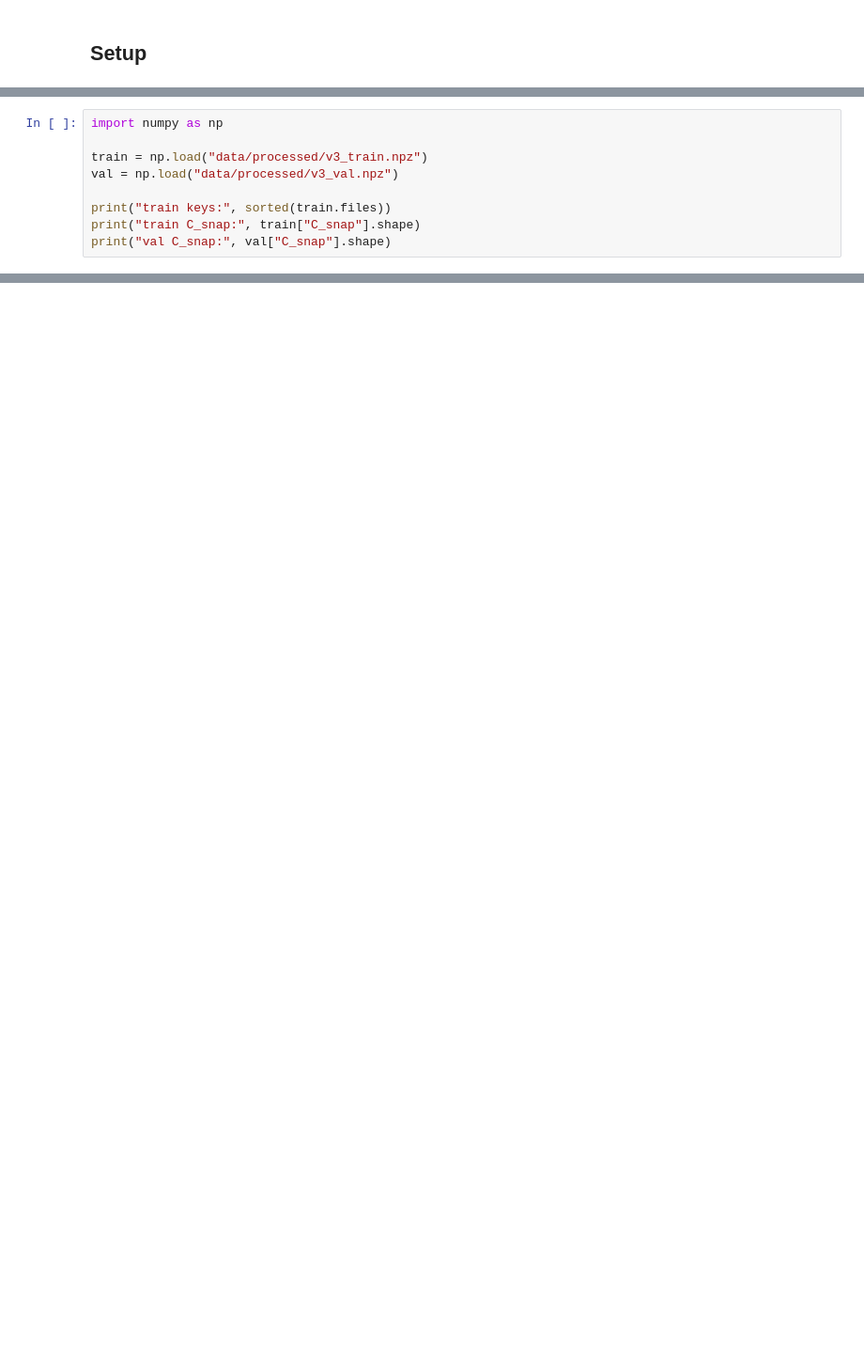
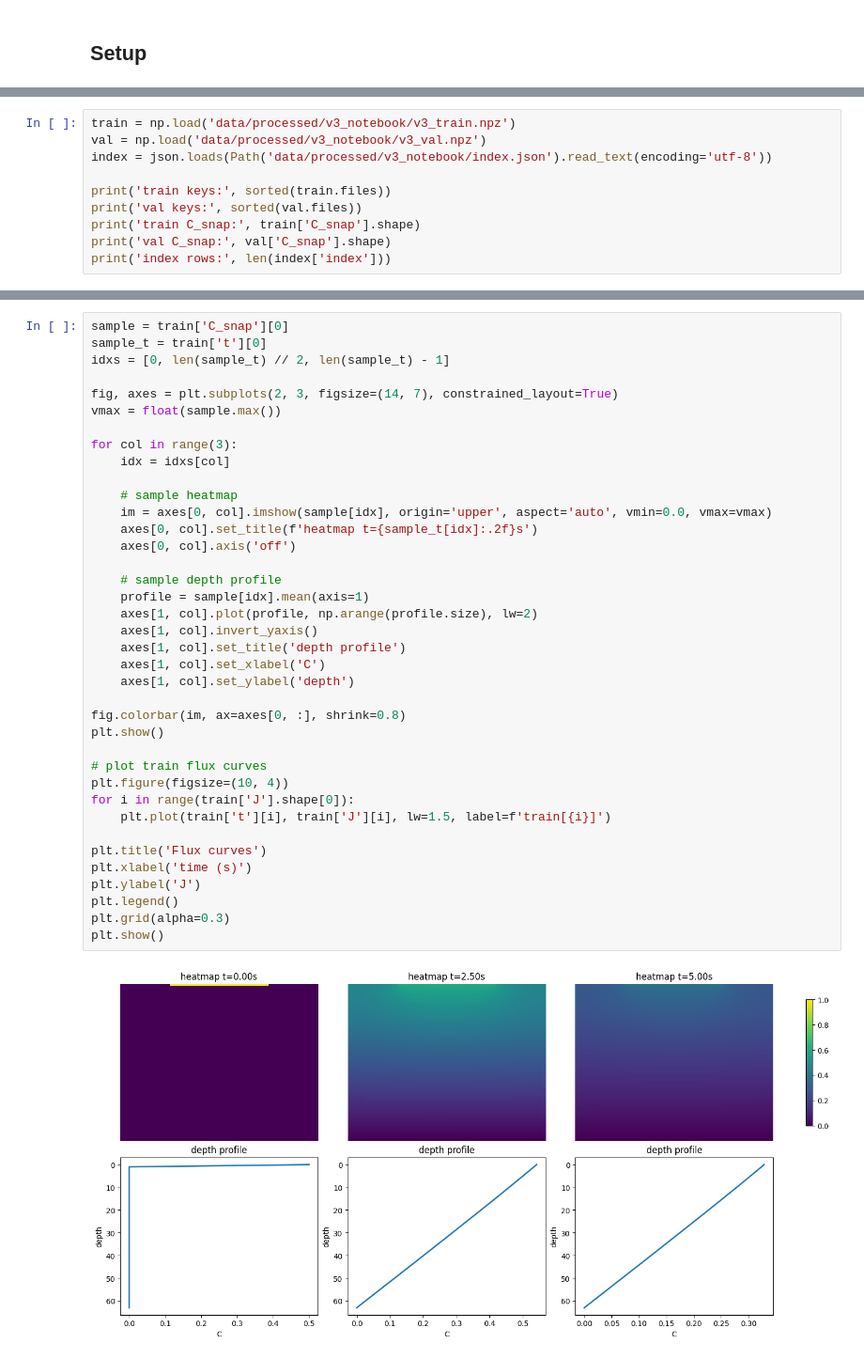
Before and after one commit to NathanWalash/COMP3931_IndividualProject, a Jupyter notebook: notebooks/05_dataset_pipeline.ipynb, the cells around one changed output, grey strips where cells are left out. Shown at 94% size. Drawn from its saved outputs; the diff is of its cells as text; blank space fills up the shorter version.

```diff
--- a/notebooks/05_dataset_pipeline.ipynb
+++ b/notebooks/05_dataset_pipeline.ipynb
@@ -46,11 +78,12 @@ CompletedProcess(args=['c:\\Users\\nwals\\AppData\\Local\\Python\\pythoncore-3.1
 # %%
-import numpy as np
+train = np.load('data/processed/v3_notebook/v3_train.npz')
+val = np.load('data/processed/v3_notebook/v3_val.npz')
+index = json.loads(Path('data/processed/v3_notebook/index.json').read_text(encoding='utf-8'))
 
-train = np.load("data/processed/v3_train.npz")
-val = np.load("data/processed/v3_val.npz")
-
-print("train keys:", sorted(train.files))
-print("train C_snap:", train["C_snap"].shape)
-print("val C_snap:", val["C_snap"].shape)
+print('train keys:', sorted(train.files))
+print('val keys:', sorted(val.files))
+print('train C_snap:', train['C_snap'].shape)
+print('val C_snap:', val['C_snap'].shape)
+print('index rows:', len(index['index']))
 # %% [output]
 train keys: ['C_snap', 'D', 'J', 'k', 'patch_mask', 't']
@@ -58,0 +103,40 @@ val C_snap: (1, 20001, 64, 64)
+# %%
+sample = train['C_snap'][0]
+sample_t = train['t'][0]
+idxs = [0, len(sample_t) // 2, len(sample_t) - 1]
+
+fig, axes = plt.subplots(2, 3, figsize=(14, 7), constrained_layout=True)
+vmax = float(sample.max())
+
+for col in range(3):
+    idx = idxs[col]
+
+    # sample heatmap
+    im = axes[0, col].imshow(sample[idx], origin='upper', aspect='auto', vmin=0.0, vmax=vmax)
+    axes[0, col].set_title(f'heatmap t={sample_t[idx]:.2f}s')
+    axes[0, col].axis('off')
+
+    # sample depth profile
+    profile = sample[idx].mean(axis=1)
+    axes[1, col].plot(profile, np.arange(profile.size), lw=2)
+    axes[1, col].invert_yaxis()
+    axes[1, col].set_title('depth profile')
+    axes[1, col].set_xlabel('C')
+    axes[1, col].set_ylabel('depth')
+
+fig.colorbar(im, ax=axes[0, :], shrink=0.8)
+plt.show()
+
+# plot train flux curves
+plt.figure(figsize=(10, 4))
+for i in range(train['J'].shape[0]):
+    plt.plot(train['t'][i], train['J'][i], lw=1.5, label=f'train[{i}]')
+
+plt.title('Flux curves')
+plt.xlabel('time (s)')
+plt.ylabel('J')
+plt.legend()
+plt.grid(alpha=0.3)
+plt.show()
+# %% [output]
+[figure, added]
```
Also changed, not shown: parts of 17 cells of this notebook, 13 other files.
